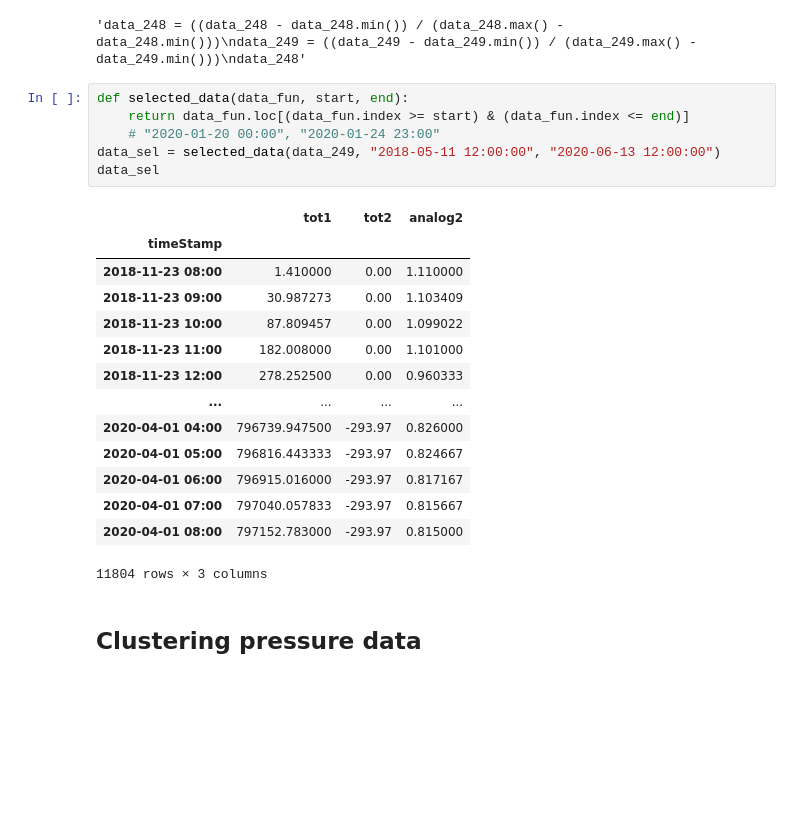
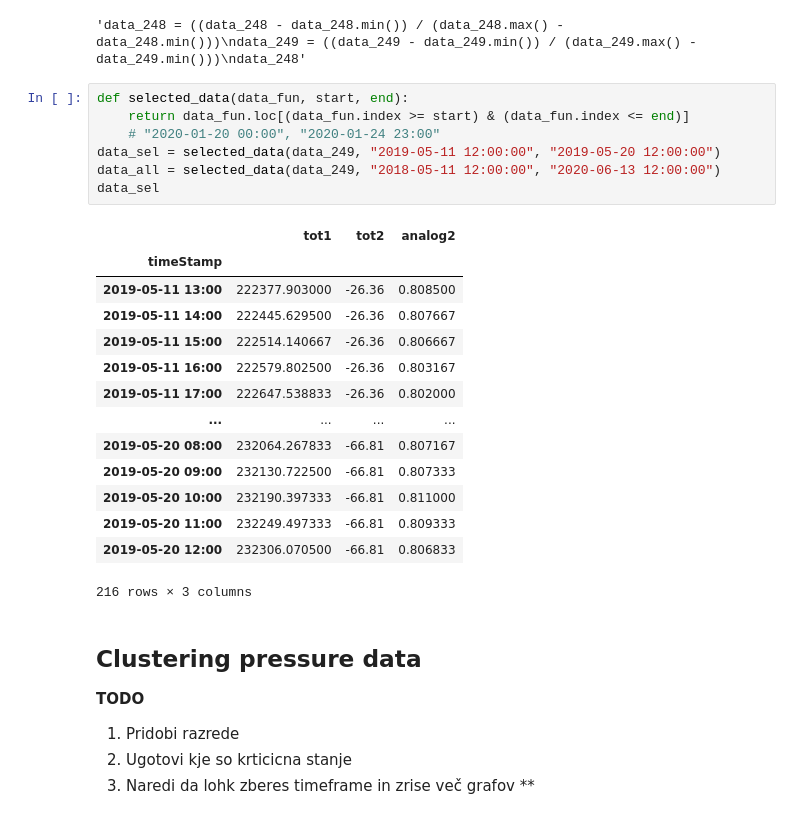
Before and after one commit to Zan-23/IJS_water_loss, a Jupyter notebook: notebooks/Clustering.ipynb, the cells around one changed output. Cells and saved outputs as stored; diff of their text form; blank space fills up the shorter version.

```diff
--- a/notebooks/Clustering.ipynb
+++ b/notebooks/Clustering.ipynb
@@ -55,26 +57,32 @@ data_248"""
 # %%
 def selected_data(data_fun, start, end):
     return data_fun.loc[(data_fun.index >= start) & (data_fun.index <= end)]
     # "2020-01-20 00:00", "2020-01-24 23:00"
-data_sel = selected_data(data_249, "2018-05-11 12:00:00", "2020-06-13 12:00:00")
+data_sel = selected_data(data_249, "2019-05-11 12:00:00", "2019-05-20 12:00:00")
+data_all = selected_data(data_249, "2018-05-11 12:00:00", "2020-06-13 12:00:00")
 data_sel
 # %% [output]
 |  | tot1 | tot2 | analog2 |
 | timeStamp |  |  |  |
-| 2018-11-23 08:00 | 1.410000 | 0.00 | 1.110000 |
-| 2018-11-23 09:00 | 30.987273 | 0.00 | 1.103409 |
-| 2018-11-23 10:00 | 87.809457 | 0.00 | 1.099022 |
-| 2018-11-23 11:00 | 182.008000 | 0.00 | 1.101000 |
-| 2018-11-23 12:00 | 278.252500 | 0.00 | 0.960333 |
+| 2019-05-11 13:00 | 222377.903000 | -26.36 | 0.808500 |
+| 2019-05-11 14:00 | 222445.629500 | -26.36 | 0.807667 |
+| 2019-05-11 15:00 | 222514.140667 | -26.36 | 0.806667 |
+| 2019-05-11 16:00 | 222579.802500 | -26.36 | 0.803167 |
+| 2019-05-11 17:00 | 222647.538833 | -26.36 | 0.802000 |
 | ... | ... | ... | ... |
-| 2020-04-01 04:00 | 796739.947500 | -293.97 | 0.826000 |
-| 2020-04-01 05:00 | 796816.443333 | -293.97 | 0.824667 |
-| 2020-04-01 06:00 | 796915.016000 | -293.97 | 0.817167 |
-| 2020-04-01 07:00 | 797040.057833 | -293.97 | 0.815667 |
-| 2020-04-01 08:00 | 797152.783000 | -293.97 | 0.815000 |
+| 2019-05-20 08:00 | 232064.267833 | -66.81 | 0.807167 |
+| 2019-05-20 09:00 | 232130.722500 | -66.81 | 0.807333 |
+| 2019-05-20 10:00 | 232190.397333 | -66.81 | 0.811000 |
+| 2019-05-20 11:00 | 232249.497333 | -66.81 | 0.809333 |
+| 2019-05-20 12:00 | 232306.070500 | -66.81 | 0.806833 |
-11804 rows × 3 columns
+216 rows × 3 columns
-# %% [markdown]
-## Clustering pressure data
+# %% [markdown]
+## Clustering pressure data
+**TODO**
+1. Pridobi razrede
+2. Ugotovi kje so krticicna stanje
+3. Naredi da lohk zberes timeframe in zrise več grafov
+**
 # %%
 matrix = data_sel.reset_index().values
 matrix_X = matrix[:, 3:]             # try different variations of clustering, and with different attributes
```
Also changed, not shown: parts of 9 cells of this notebook.
